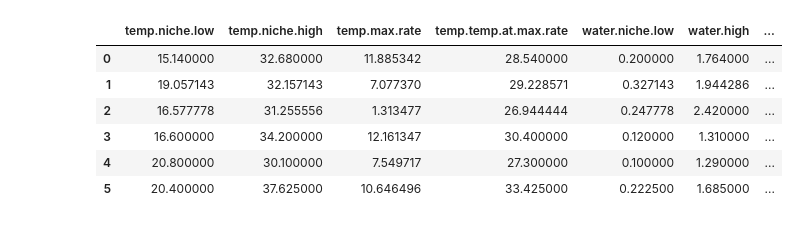
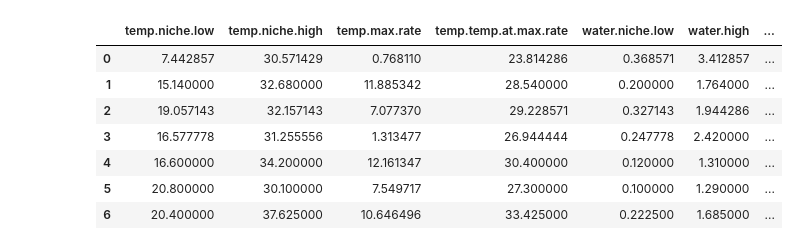
Before and after one commit to zhuci/mcm-2021-a, a Jupyter notebook: rate_fit.ipynb, the cells around one changed output. Saved outputs shown, nothing was run; the diff lists cells and outputs as text; code cells hidden in the pictures.

```diff
--- a/rate_fit.ipynb
+++ b/rate_fit.ipynb
@@ -1,24 +1,27 @@
 # %%
 from sklearn.linear_model import LinearRegression
+from scipy.stats import skewnorm
 import csv
 import matplotlib.pyplot as plt
 import pandas as pd
+import numpy as np
 
 data = []
 
 with open('clusters.csv', newline='') as csvfile:
     reader = csv.reader(csvfile, delimiter=',')
     headers = next(reader)
     for row in reader:
         data.append([float(i) for i in row])
-df = pd.DataFrame(data[1:], columns = headers)
+df = pd.DataFrame(data, columns = headers)
 df
 # %% [output]
 |  | temp.niche.low | temp.niche.high | temp.max.rate | temp.temp.at.max.rate | water.niche.low | water.high | ... |
-| 0 | 15.140000 | 32.680000 | 11.885342 | 28.540000 | 0.200000 | 1.764000 | ... |
-| 1 | 19.057143 | 32.157143 | 7.077370 | 29.228571 | 0.327143 | 1.944286 | ... |
-| 2 | 16.577778 | 31.255556 | 1.313477 | 26.944444 | 0.247778 | 2.420000 | ... |
-| 3 | 16.600000 | 34.200000 | 12.161347 | 30.400000 | 0.120000 | 1.310000 | ... |
-| 4 | 20.800000 | 30.100000 | 7.549717 | 27.300000 | 0.100000 | 1.290000 | ... |
-| 5 | 20.400000 | 37.625000 | 10.646496 | 33.425000 | 0.222500 | 1.685000 | ... |
+| 0 | 7.442857 | 30.571429 | 0.768110 | 23.814286 | 0.368571 | 3.412857 | ... |
+| 1 | 15.140000 | 32.680000 | 11.885342 | 28.540000 | 0.200000 | 1.764000 | ... |
+| 2 | 19.057143 | 32.157143 | 7.077370 | 29.228571 | 0.327143 | 1.944286 | ... |
+| 3 | 16.577778 | 31.255556 | 1.313477 | 26.944444 | 0.247778 | 2.420000 | ... |
+| 4 | 16.600000 | 34.200000 | 12.161347 | 30.400000 | 0.120000 | 1.310000 | ... |
+| 5 | 20.800000 | 30.100000 | 7.549717 | 27.300000 | 0.100000 | 1.290000 | ... |
+| 6 | 20.400000 | 37.625000 | 10.646496 | 33.425000 | 0.222500 | 1.685000 | ... |
 # %%
```
Also changed, not shown: parts of 7 cells of this notebook, 2 other files.
